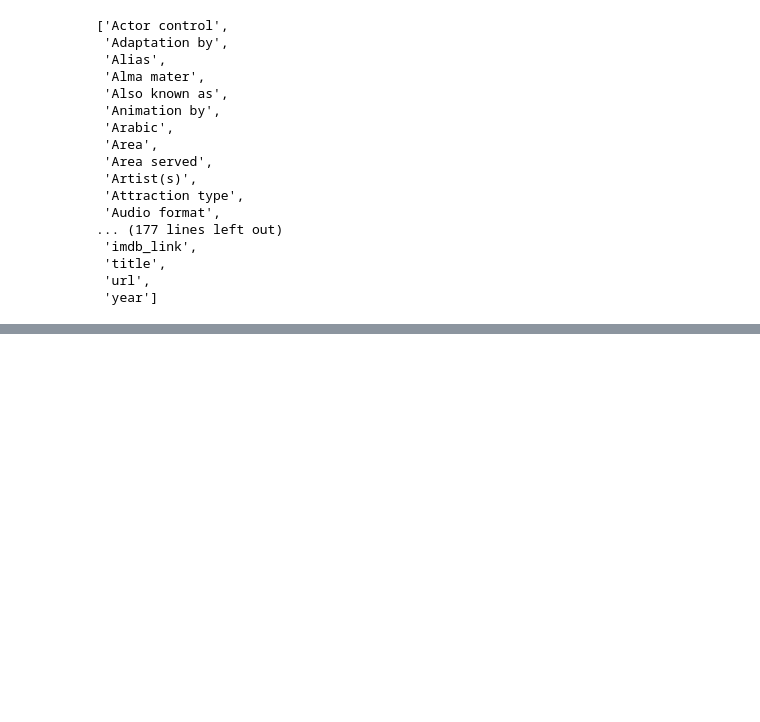
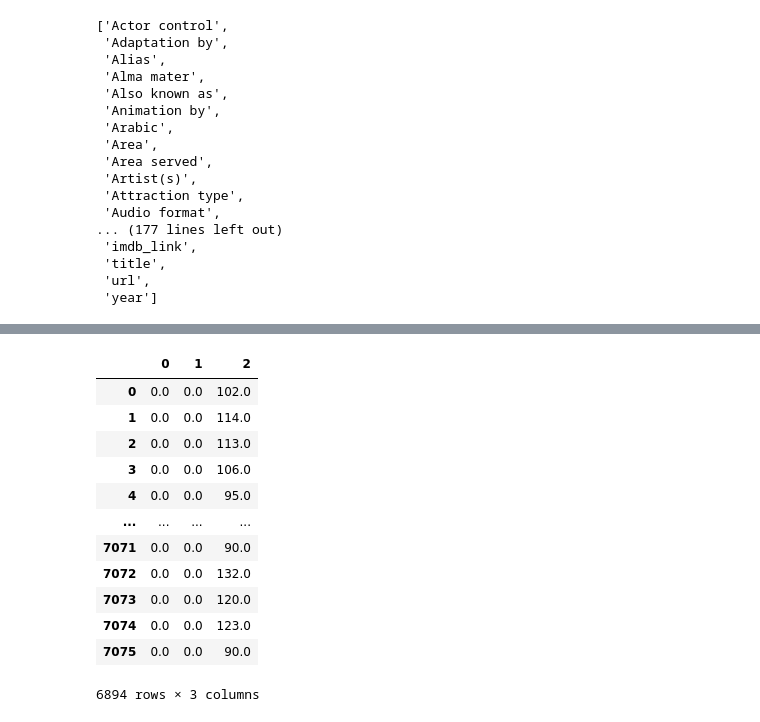
Before and after one commit to Ninax3/Movies-ETL, a Jupyter notebook: Movies_ETL_data.ipynb, the cells around one changed output, grey strips where cells are left out. Cells and saved outputs as stored; diff of their text form; code cells hidden in the pictures; blank space fills up the shorter version.

```diff
--- a/Movies_ETL_data.ipynb
+++ b/Movies_ETL_data.ipynb
@@ -217,0 +547,3 @@ sorted(wiki_movies_df.columns.tolist())
+# %%
+# Convert lists to strings for release date and create variable to hold non-null values
+release_date = wiki_movies_df['Release date'].dropna().apply(lambda x: ' '.join(x) if type(x) == list else x)
@@ -217,0 +573,3 @@ sorted(wiki_movies_df.columns.tolist())
+# %%
+# Use to_datetime() method in Pandas to format the dates
+wiki_movies_df['release_date'] = pd.to_datetime(release_date.str.extract(f'({date_form_one}|{date_form_two}|{date_form_three}|{date_form_four})')[0], infer_datetime_format=True)
@@ -217,0 +591,5 @@ sorted(wiki_movies_df.columns.tolist())
+# %%
+# Parse the running time
+# Make a variable that holds the non-null values and convert the lists to strings
+running_time = wiki_movies_df['Running time'].dropna().apply(lambda x: ' '.join(x) if type(x) == list else x)
+running_time.head()
@@ -217,0 +659,4 @@ sorted(wiki_movies_df.columns.tolist())
+# %%
+# extract values for either of two patterns - hours,min and min
+running_time_extract = running_time.str.extract(r'(\d+)\s*ho?u?r?s?\s*(\d*)|(\d+)\s*m')
+running_time_extract.head()
@@ -217,0 +670,18 @@ sorted(wiki_movies_df.columns.tolist())
+# %%
+# convert strings to numeric values, capture empty strings and change to zero
+running_time_extract = running_time_extract.apply(lambda col: pd.to_numeric(col, errors='coerce')).fillna(0)
+running_time_extract
+# %% [output]
+|  | 0 | 1 | 2 |
+| 0 | 0.0 | 0.0 | 102.0 |
+| 1 | 0.0 | 0.0 | 114.0 |
+| 2 | 0.0 | 0.0 | 113.0 |
+| 3 | 0.0 | 0.0 | 106.0 |
+| 4 | 0.0 | 0.0 | 95.0 |
+| ... | ... | ... | ... |
+| 7071 | 0.0 | 0.0 | 90.0 |
+| 7072 | 0.0 | 0.0 | 132.0 |
+| 7073 | 0.0 | 0.0 | 120.0 |
+| 7074 | 0.0 | 0.0 | 123.0 |
+| 7075 | 0.0 | 0.0 | 90.0 |
+6894 rows × 3 columns
```
Also changed, not shown: parts of 42 cells of this notebook.
